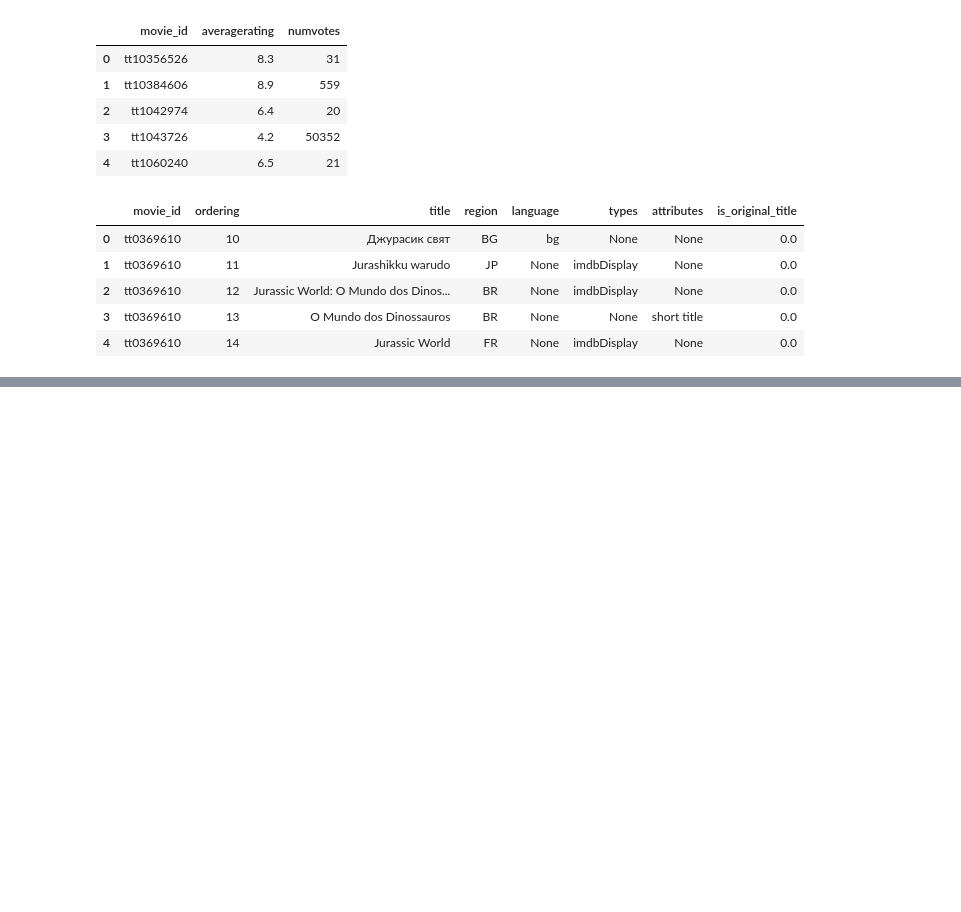
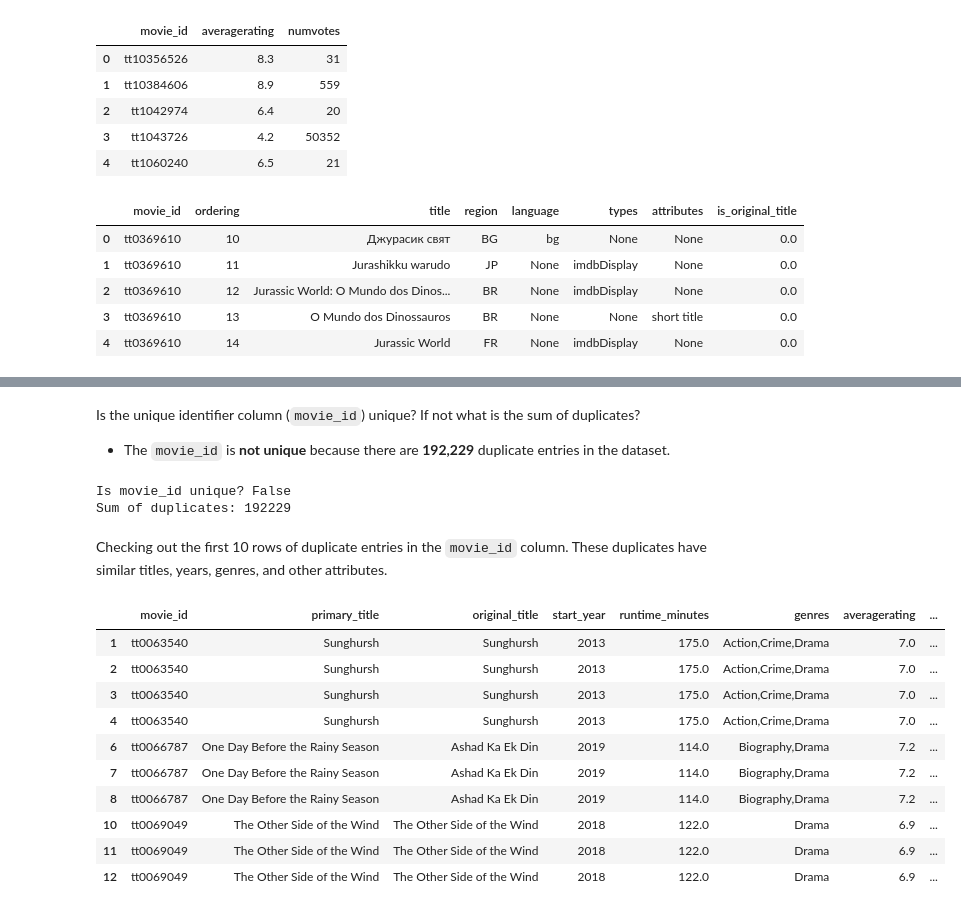
Before and after one commit to Gladwellchebelyon/GROUP7_BOX_OFFICE_MOVIES_ANALYSIS, a Jupyter notebook: isaac.ipynb, the cells around one changed output, grey strips where cells are left out. Cells and saved outputs as stored; diff of their text form; code cells hidden in the pictures; blank space fills up the shorter version.

```diff
--- a/isaac.ipynb
+++ b/isaac.ipynb
@@ -152,0 +179,16 @@ df
+# %%
+import pandas as pd
+
+def drop_columns_with_missing_values(df, threshold=0.1):
+    # Calculate the percentage of missing values for each column
+    missing_percent = df.isnull().mean()
+
+    # Identify columns with missing values above the threshold
+    columns_to_drop = missing_percent[missing_percent >= threshold].index
+
+    # Drop the columns
+    cleaned_df = df.drop(columns=columns_to_drop)
+
+    return cleaned_df
+
+imdf = drop_columns_with_missing_values(imdf, threshold=0.1)
@@ -152,0 +254,31 @@ df
+# %% [markdown]
+Is the unique identifier column (`movie_id`) unique? If not what is the sum of duplicates?
+- The `movie_id` is **not unique** because there are **192,229** duplicate entries in the dataset.
+# %%
+# Checking if the unique identifier `movie_id` is unique
+isunique = imdf['movie_id'].is_unique
+
+# Calculating the sum of duplicates
+sumofduplicates = imdf.duplicated('movie_id').sum()
+
+print(f"Is movie_id unique? {isunique}")
+print(f"Sum of duplicates: {sumofduplicates}")
+# %% [output]
+Is movie_id unique? False
+Sum of duplicates: 192229
+# %% [markdown]
+Checking out the first 10 rows of duplicate entries in the `movie_id` column. These duplicates have similar titles, years, genres, and other attributes.
+# %%
+imdf[imdf.duplicated('movie_id')].head(10)
+# %% [output]
+|  | movie_id | primary_title | original_title | start_year | runtime_minutes | genres | averagerating | ... |
+| 1 | tt0063540 | Sunghursh | Sunghursh | 2013 | 175.0 | Action,Crime,Drama | 7.0 | ... |
+| 2 | tt0063540 | Sunghursh | Sunghursh | 2013 | 175.0 | Action,Crime,Drama | 7.0 | ... |
+| 3 | tt0063540 | Sunghursh | Sunghursh | 2013 | 175.0 | Action,Crime,Drama | 7.0 | ... |
+| 4 | tt0063540 | Sunghursh | Sunghursh | 2013 | 175.0 | Action,Crime,Drama | 7.0 | ... |
+| 6 | tt0066787 | One Day Before the Rainy Season | Ashad Ka Ek Din | 2019 | 114.0 | Biography,Drama | 7.2 | ... |
+| 7 | tt0066787 | One Day Before the Rainy Season | Ashad Ka Ek Din | 2019 | 114.0 | Biography,Drama | 7.2 | ... |
+| 8 | tt0066787 | One Day Before the Rainy Season | Ashad Ka Ek Din | 2019 | 114.0 | Biography,Drama | 7.2 | ... |
+| 10 | tt0069049 | The Other Side of the Wind | The Other Side of the Wind | 2018 | 122.0 | Drama | 6.9 | ... |
+| 11 | tt0069049 | The Other Side of the Wind | The Other Side of the Wind | 2018 | 122.0 | Drama | 6.9 | ... |
+| 12 | tt0069049 | The Other Side of the Wind | The Other Side of the Wind | 2018 | 122.0 | Drama | 6.9 | ... |
```
Also changed, not shown: parts of 35 cells of this notebook.
